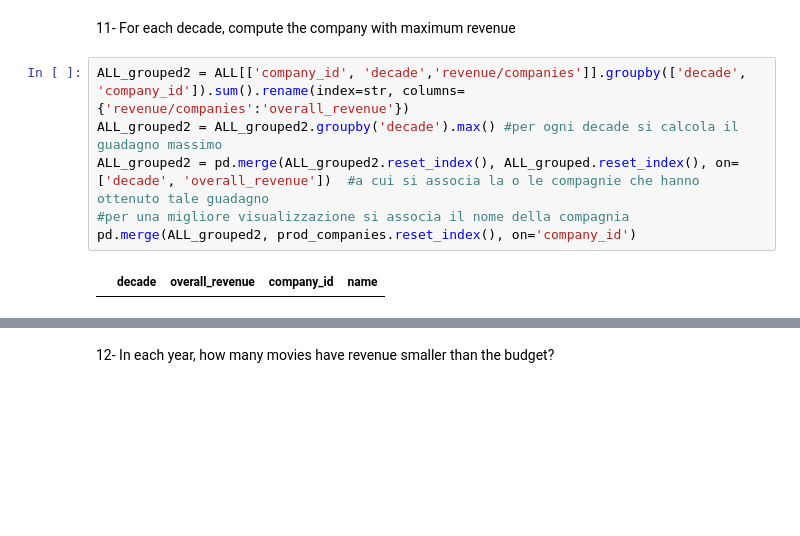
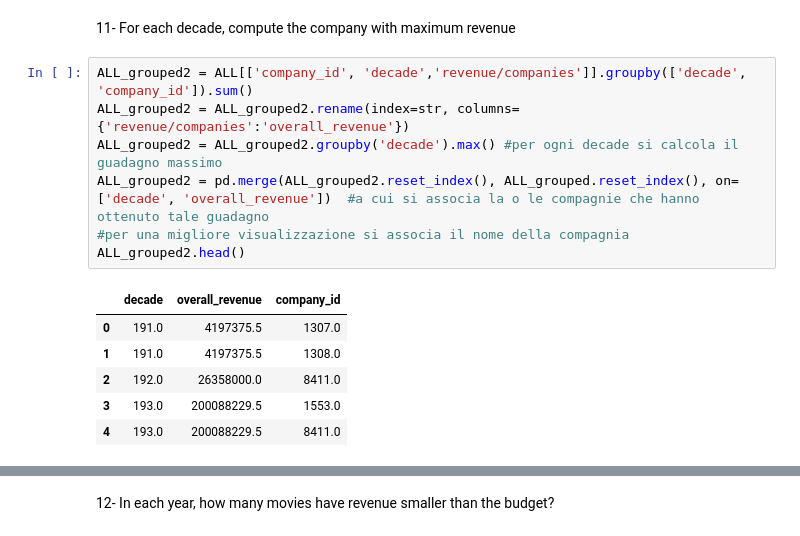
Before and after one commit to silviasantamaria/computerscience, a Jupyter notebook: NUOVO_PROJECT.ipynb, the cells around one changed output, grey strips where cells are left out. Drawn from its saved outputs; the diff is of its cells as text; blank space fills up the shorter version.

```diff
--- a/NUOVO_PROJECT.ipynb
+++ b/NUOVO_PROJECT.ipynb
@@ -464,10 +464,16 @@ ALL_grouped.head()
 # %% [markdown]
 11- For each decade, compute the company with maximum revenue
 # %%
-ALL_grouped2 = ALL[['company_id', 'decade','revenue/companies']].groupby(['decade', 'company_id']).sum().rename(index=str, columns={'revenue/companies':'overall_revenue'})
+ALL_grouped2 = ALL[['company_id', 'decade','revenue/companies']].groupby(['decade', 'company_id']).sum()
+ALL_grouped2 = ALL_grouped2.rename(index=str, columns={'revenue/companies':'overall_revenue'})
 ALL_grouped2 = ALL_grouped2.groupby('decade').max() #per ogni decade si calcola il guadagno massimo
 ALL_grouped2 = pd.merge(ALL_grouped2.reset_index(), ALL_grouped.reset_index(), on=['decade', 'overall_revenue'])  #a cui si associa la o le compagnie che hanno ottenuto tale guadagno
 #per una migliore visualizzazione si associa il nome della compagnia
-pd.merge(ALL_grouped2, prod_companies.reset_index(), on='company_id')
+ALL_grouped2.head()
 # %% [output]
-|  | decade | overall_revenue | company_id | name |
+|  | decade | overall_revenue | company_id |
+| 0 | 191.0 | 4197375.5 | 1307.0 |
+| 1 | 191.0 | 4197375.5 | 1308.0 |
+| 2 | 192.0 | 26358000.0 | 8411.0 |
+| 3 | 193.0 | 200088229.5 | 1553.0 |
+| 4 | 193.0 | 200088229.5 | 8411.0 |
```
Also changed, not shown: parts of 5 cells of this notebook.
